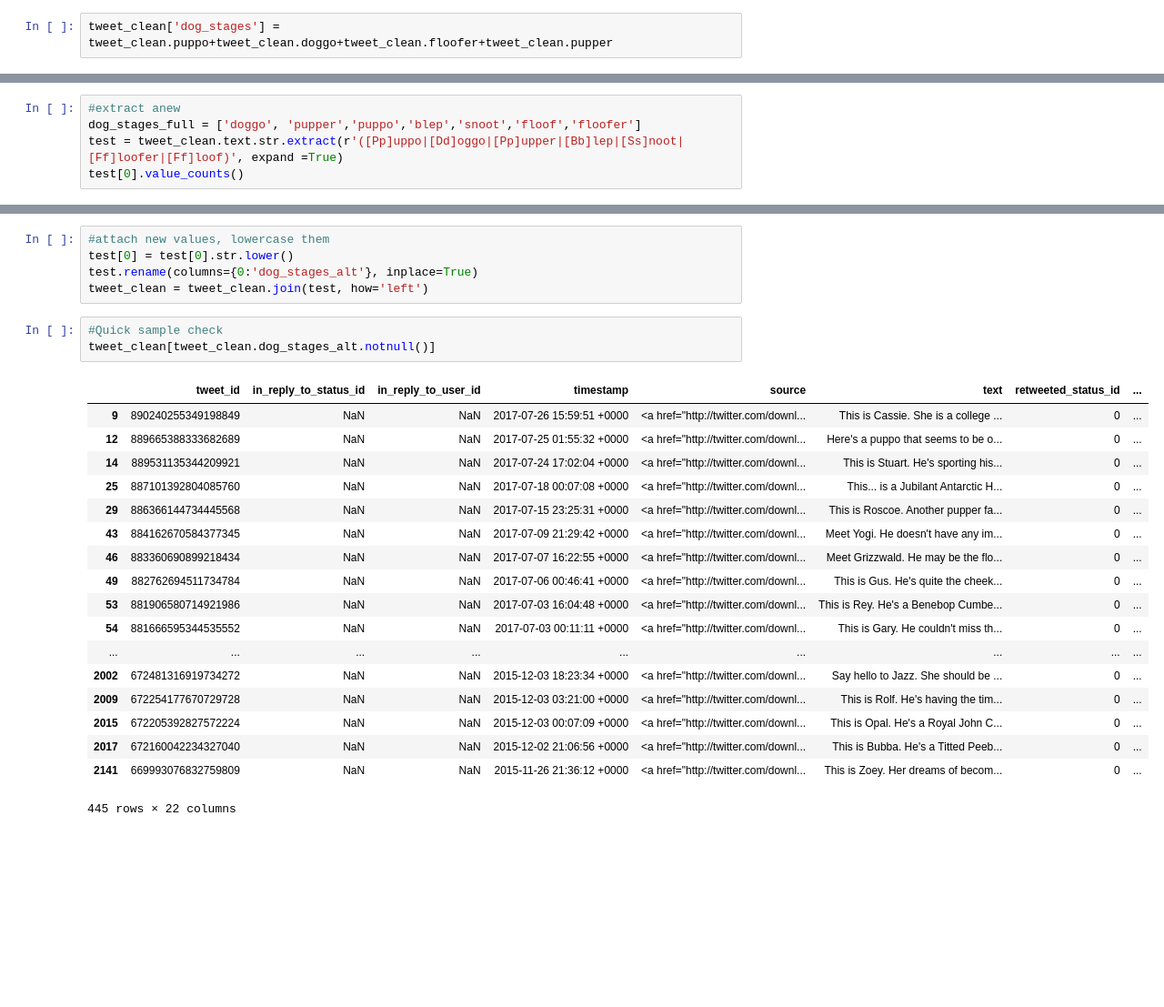
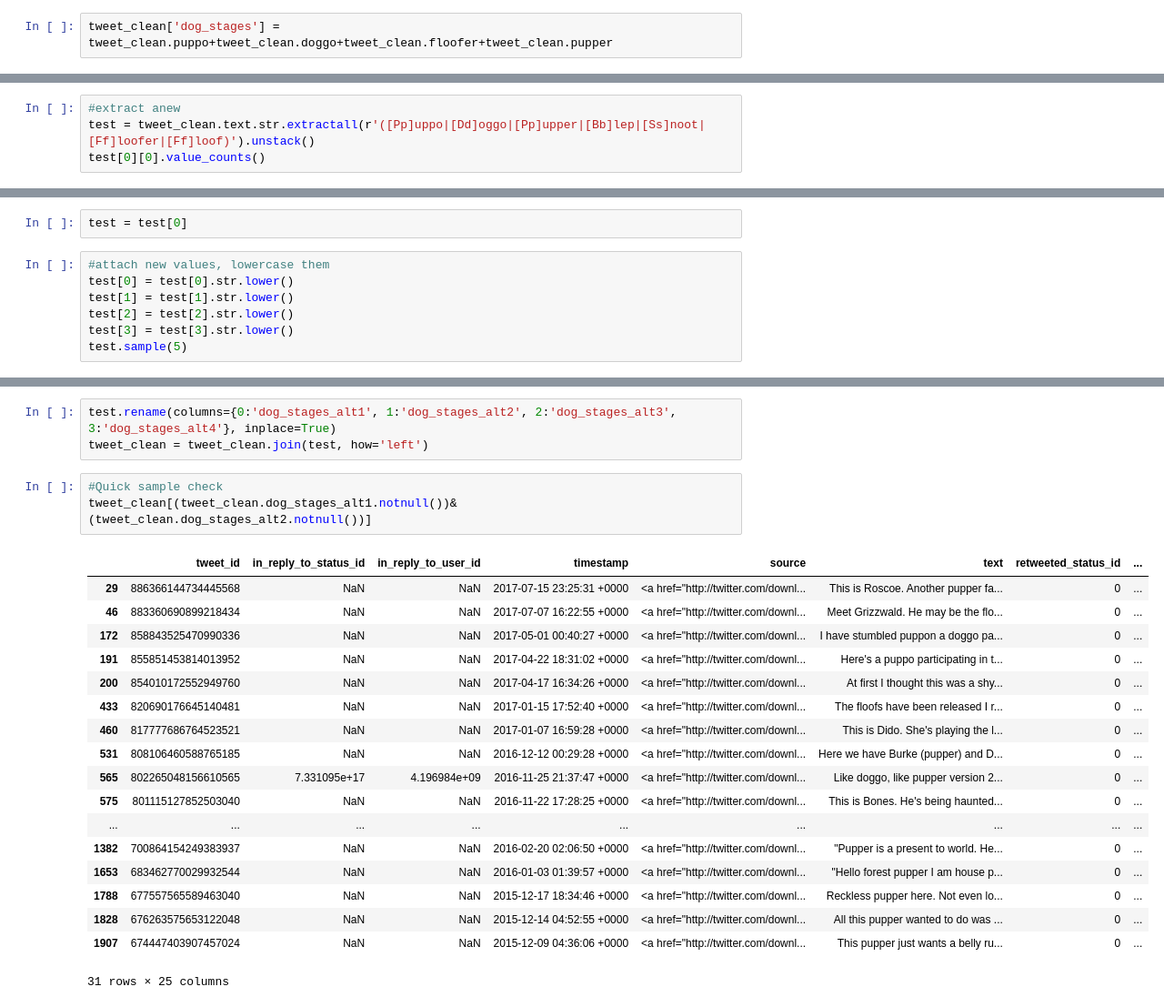
Before and after one commit to VilijaVait/data-analyst-udacity, a Jupyter notebook: projects/WrangleAndAnalyzeData/wrangle_project_notebook_clean.ipynb, the cells around one changed output, grey strips where cells are left out. Shown: that part at 91% size. Drawn from its saved outputs; the diff is of its cells as text; blank space fills up the shorter version.

```diff
--- a/projects/WrangleAndAnalyzeData/wrangle_project_notebook_clean.ipynb
+++ b/projects/WrangleAndAnalyzeData/wrangle_project_notebook_clean.ipynb
@@ -695,8 +702,7 @@ array([[776218204058357768, nan, nan, '2016-09-15 00:36:55 +0000',
 # %%
 #extract anew
-dog_stages_full = ['doggo', 'pupper','puppo','blep','snoot','floof','floofer']
-test = tweet_clean.text.str.extract(r'([Pp]uppo|[Dd]oggo|[Pp]upper|[Bb]lep|[Ss]noot|[Ff]loofer|[Ff]loof)', expand =True)
-test[0].value_counts()
+test = tweet_clean.text.str.extractall(r'([Pp]uppo|[Dd]oggo|[Pp]upper|[Bb]lep|[Ss]noot|[Ff]loofer|[Ff]loof)').unstack()
+test[0][0].value_counts()
 # %% [output]
 pupper     262
 doggo       88
@@ -711,3 +717,12 @@ Blep         2
 Puppo        1
 blep         1
 Name: 0, dtype: int64
+# %%
+test = test[0]
+# %%
+#attach new values, lowercase them
+test[0] = test[0].str.lower()
+test[1] = test[1].str.lower()
+test[2] = test[2].str.lower()
+test[3] = test[3].str.lower()
+test.sample(5)
@@ -714,28 +736,26 @@ Name: 0, dtype: int64
 # %%
-#attach new values, lowercase them
-test[0] = test[0].str.lower()
-test.rename(columns={0:'dog_stages_alt'}, inplace=True)
+test.rename(columns={0:'dog_stages_alt1', 1:'dog_stages_alt2', 2:'dog_stages_alt3', 3:'dog_stages_alt4'}, inplace=True)
 tweet_clean = tweet_clean.join(test, how='left')
 # %%
 #Quick sample check
-tweet_clean[tweet_clean.dog_stages_alt.notnull()]
+tweet_clean[(tweet_clean.dog_stages_alt1.notnull())&(tweet_clean.dog_stages_alt2.notnull())]
 # %% [output]
 |  | tweet_id | in_reply_to_status_id | in_reply_to_user_id | timestamp | source | text | retweeted_status_id | ... |
-| 9 | 890240255349198849 | NaN | NaN | 2017-07-26 15:59:51 +0000 | <a href="http://twitter.com/downl... | This is Cassie. She is a college ... | 0 | ... |
-| 12 | 889665388333682689 | NaN | NaN | 2017-07-25 01:55:32 +0000 | <a href="http://twitter.com/downl... | Here's a puppo that seems to be o... | 0 | ... |
-| 14 | 889531135344209921 | NaN | NaN | 2017-07-24 17:02:04 +0000 | <a href="http://twitter.com/downl... | This is Stuart. He's sporting his... | 0 | ... |
-| 25 | 887101392804085760 | NaN | NaN | 2017-07-18 00:07:08 +0000 | <a href="http://twitter.com/downl... | This... is a Jubilant Antarctic H... | 0 | ... |
 | 29 | 886366144734445568 | NaN | NaN | 2017-07-15 23:25:31 +0000 | <a href="http://twitter.com/downl... | This is Roscoe. Another pupper fa... | 0 | ... |
-| 43 | 884162670584377345 | NaN | NaN | 2017-07-09 21:29:42 +0000 | <a href="http://twitter.com/downl... | Meet Yogi. He doesn't have any im... | 0 | ... |
 | 46 | 883360690899218434 | NaN | NaN | 2017-07-07 16:22:55 +0000 | <a href="http://twitter.com/downl... | Meet Grizzwald. He may be the flo... | 0 | ... |
-| 49 | 882762694511734784 | NaN | NaN | 2017-07-06 00:46:41 +0000 | <a href="http://twitter.com/downl... | This is Gus. He's quite the cheek... | 0 | ... |
-| 53 | 881906580714921986 | NaN | NaN | 2017-07-03 16:04:48 +0000 | <a href="http://twitter.com/downl... | This is Rey. He's a Benebop Cumbe... | 0 | ... |
-| 54 | 881666595344535552 | NaN | NaN | 2017-07-03 00:11:11 +0000 | <a href="http://twitter.com/downl... | This is Gary. He couldn't miss th... | 0 | ... |
+| 172 | 858843525470990336 | NaN | NaN | 2017-05-01 00:40:27 +0000 | <a href="http://twitter.com/downl... | I have stumbled puppon a doggo pa... | 0 | ... |
+| 191 | 855851453814013952 | NaN | NaN | 2017-04-22 18:31:02 +0000 | <a href="http://twitter.com/downl... | Here's a puppo participating in t... | 0 | ... |
+| 200 | 854010172552949760 | NaN | NaN | 2017-04-17 16:34:26 +0000 | <a href="http://twitter.com/downl... | At first I thought this was a shy... | 0 | ... |
+| 433 | 820690176645140481 | NaN | NaN | 2017-01-15 17:52:40 +0000 | <a href="http://twitter.com/downl... | The floofs have been released I r... | 0 | ... |
+| 460 | 817777686764523521 | NaN | NaN | 2017-01-07 16:59:28 +0000 | <a href="http://twitter.com/downl... | This is Dido. She's playing the l... | 0 | ... |
+| 531 | 808106460588765185 | NaN | NaN | 2016-12-12 00:29:28 +0000 | <a href="http://twitter.com/downl... | Here we have Burke (pupper) and D... | 0 | ... |
+| 565 | 802265048156610565 | 7.331095e+17 | 4.196984e+09 | 2016-11-25 21:37:47 +0000 | <a href="http://twitter.com/downl... | Like doggo, like pupper version 2... | 0 | ... |
+| 575 | 801115127852503040 | NaN | NaN | 2016-11-22 17:28:25 +0000 | <a href="http://twitter.com/downl... | This is Bones. He's being haunted... | 0 | ... |
 | ... | ... | ... | ... | ... | ... | ... | ... | ... |
-| 2002 | 672481316919734272 | NaN | NaN | 2015-12-03 18:23:34 +0000 | <a href="http://twitter.com/downl... | Say hello to Jazz. She should be ... | 0 | ... |
-| 2009 | 672254177670729728 | NaN | NaN | 2015-12-03 03:21:00 +0000 | <a href="http://twitter.com/downl... | This is Rolf. He's having the tim... | 0 | ... |
-| 2015 | 672205392827572224 | NaN | NaN | 2015-12-03 00:07:09 +0000 | <a href="http://twitter.com/downl... | This is Opal. He's a Royal John C... | 0 | ... |
-| 2017 | 672160042234327040 | NaN | NaN | 2015-12-02 21:06:56 +0000 | <a href="http://twitter.com/downl... | This is Bubba. He's a Titted Peeb... | 0 | ... |
-| 2141 | 669993076832759809 | NaN | NaN | 2015-11-26 21:36:12 +0000 | <a href="http://twitter.com/downl... | This is Zoey. Her dreams of becom... | 0 | ... |
+| 1382 | 700864154249383937 | NaN | NaN | 2016-02-20 02:06:50 +0000 | <a href="http://twitter.com/downl... | "Pupper is a present to world. He... | 0 | ... |
+| 1653 | 683462770029932544 | NaN | NaN | 2016-01-03 01:39:57 +0000 | <a href="http://twitter.com/downl... | "Hello forest pupper I am house p... | 0 | ... |
+| 1788 | 677557565589463040 | NaN | NaN | 2015-12-17 18:34:46 +0000 | <a href="http://twitter.com/downl... | Reckless pupper here. Not even lo... | 0 | ... |
+| 1828 | 676263575653122048 | NaN | NaN | 2015-12-14 04:52:55 +0000 | <a href="http://twitter.com/downl... | All this pupper wanted to do was ... | 0 | ... |
+| 1907 | 674447403907457024 | NaN | NaN | 2015-12-09 04:36:06 +0000 | <a href="http://twitter.com/downl... | This pupper just wants a belly ru... | 0 | ... |
-445 rows × 22 columns
+31 rows × 25 columns
 # %%
```
Also changed, not shown: parts of 47 cells of this notebook, 3 other files.
